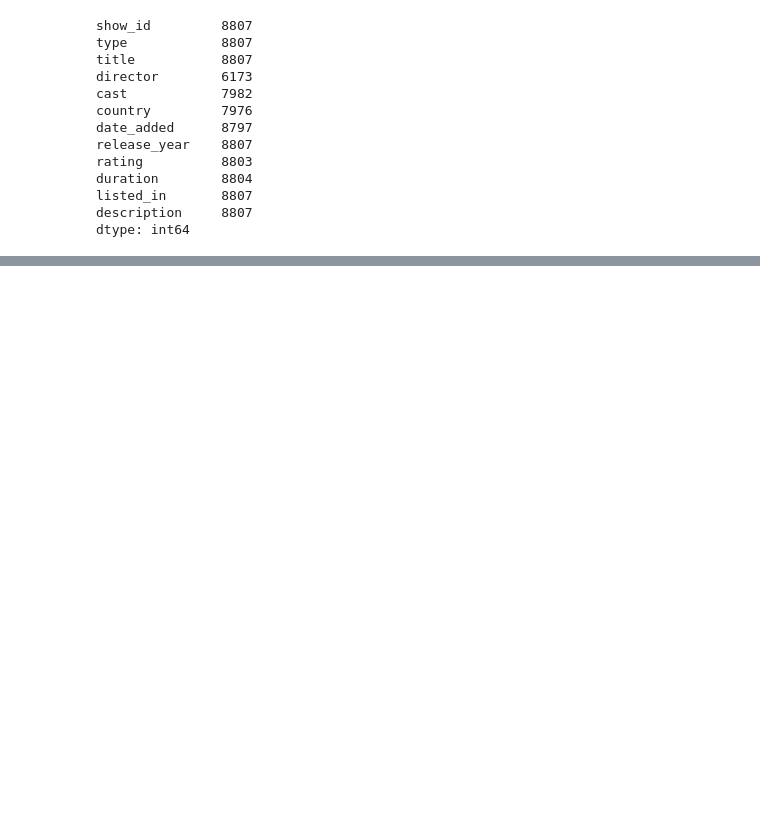
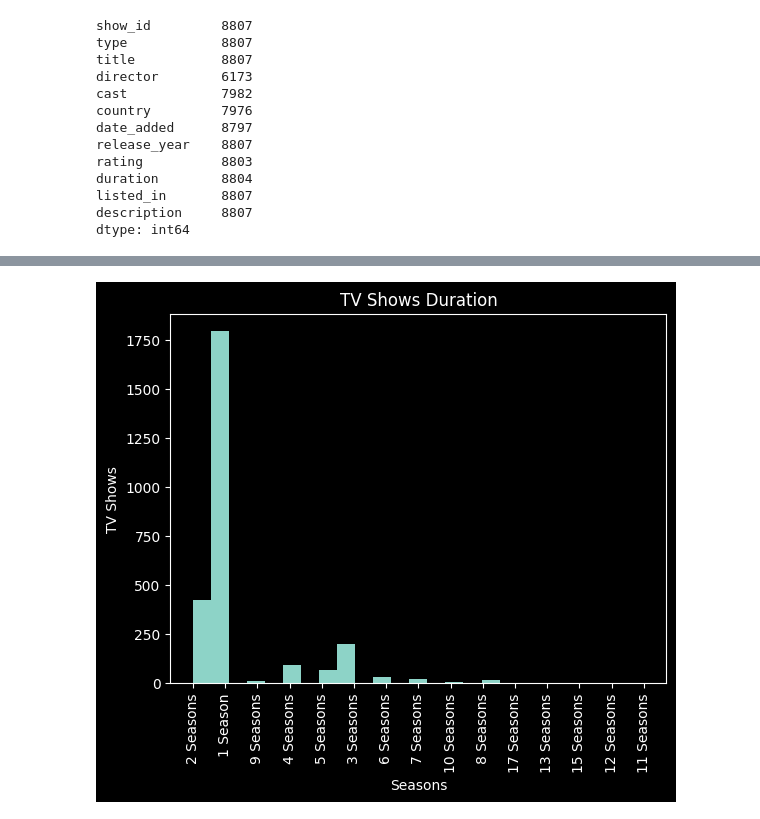
Before and after one commit to lucasmanesco/Netflix, a Jupyter notebook: Netflix-EDA.ipynb, the cells around one changed output, grey strips where cells are left out. Saved outputs shown, nothing was run; the diff lists cells and outputs as text; code cells hidden in the pictures; blank space fills up the shorter version.

```diff
--- a/Netflix-EDA.ipynb
+++ b/Netflix-EDA.ipynb
@@ -101,0 +94,11 @@ KeyboardInterrupt:
+# %%
+movies = df[(df.type == 'Movie')]
+tv_shows = df[(df.type == 'TV Show')]
+
+movies['duration'][0]
+
+movies['duration'].apply(lambda x: float(x.replace(' min', '')))
+
+# tratar dados ausentes para conseguir converter os valores em float
+
+# plt.hist('duration', data=movies)
@@ -101,0 +121,12 @@ KeyboardInterrupt:
+# %%
+tv_shows['duration'].apply(lambda x: re.sub('[^0-9]', '', x))
+
+plt.hist('duration', data=tv_shows, bins=25)
+plt.title('TV Shows Duration')
+plt.ylabel('TV Shows')
+plt.xlabel('Seasons')
+plt.xticks(rotation='vertical')
+
+plt.show()
+# %% [output]
+[figure, added]
```
Also changed, not shown: parts of 8 cells of this notebook.
